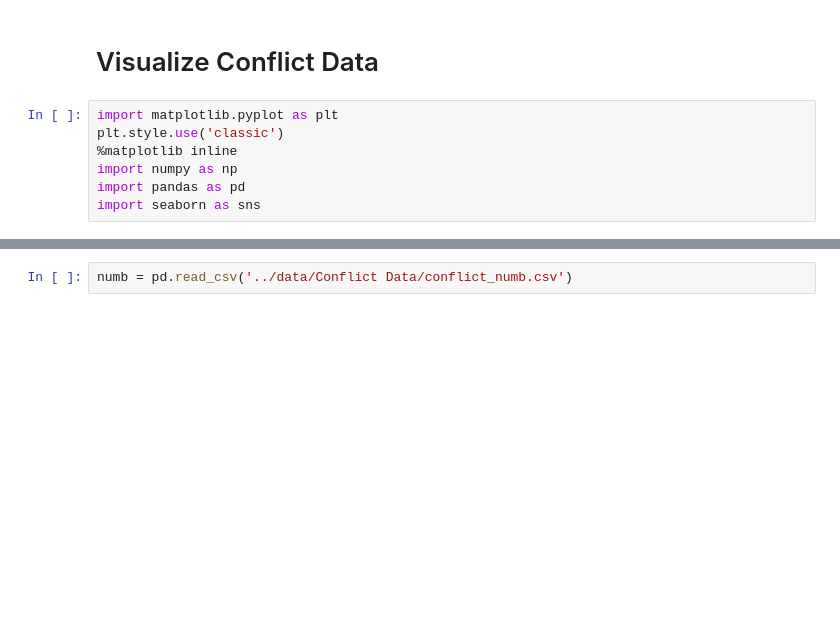
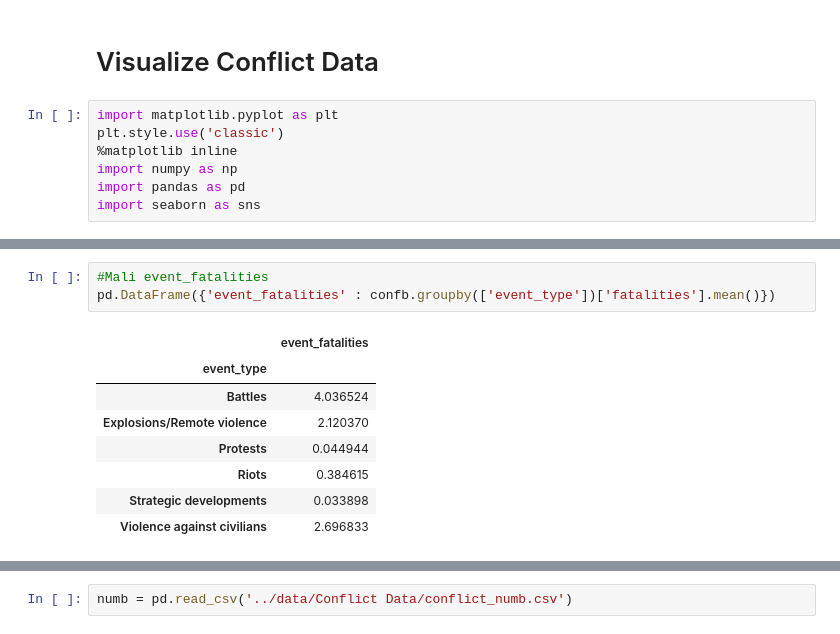
Before and after one commit to alegalli/conflictSahel, a Jupyter notebook: visualization/conflict.ipynb, the cells around one changed output, grey strips where cells are left out. Cells and saved outputs as stored; diff of their text form; blank space fills up the shorter version.

```diff
--- a/visualization/conflict.ipynb
+++ b/visualization/conflict.ipynb
@@ -54 +70,13 @@ pd.DataFrame({'fatalities_mean' :confb.groupby(['adm0_name','adm1_name','adm2_na
+# %%
+#Mali event_fatalities
+pd.DataFrame({'event_fatalities' : confb.groupby(['event_type'])['fatalities'].mean()})
+# %% [output]
+|  | event_fatalities |
+| event_type |  |
+| Battles | 4.036524 |
+| Explosions/Remote violence | 2.120370 |
+| Protests | 0.044944 |
+| Riots | 0.384615 |
+| Strategic developments | 0.033898 |
+| Violence against civilians | 2.696833 |
 # %%
```
Also changed, not shown: parts of 4 cells of this notebook, 5 other files.
